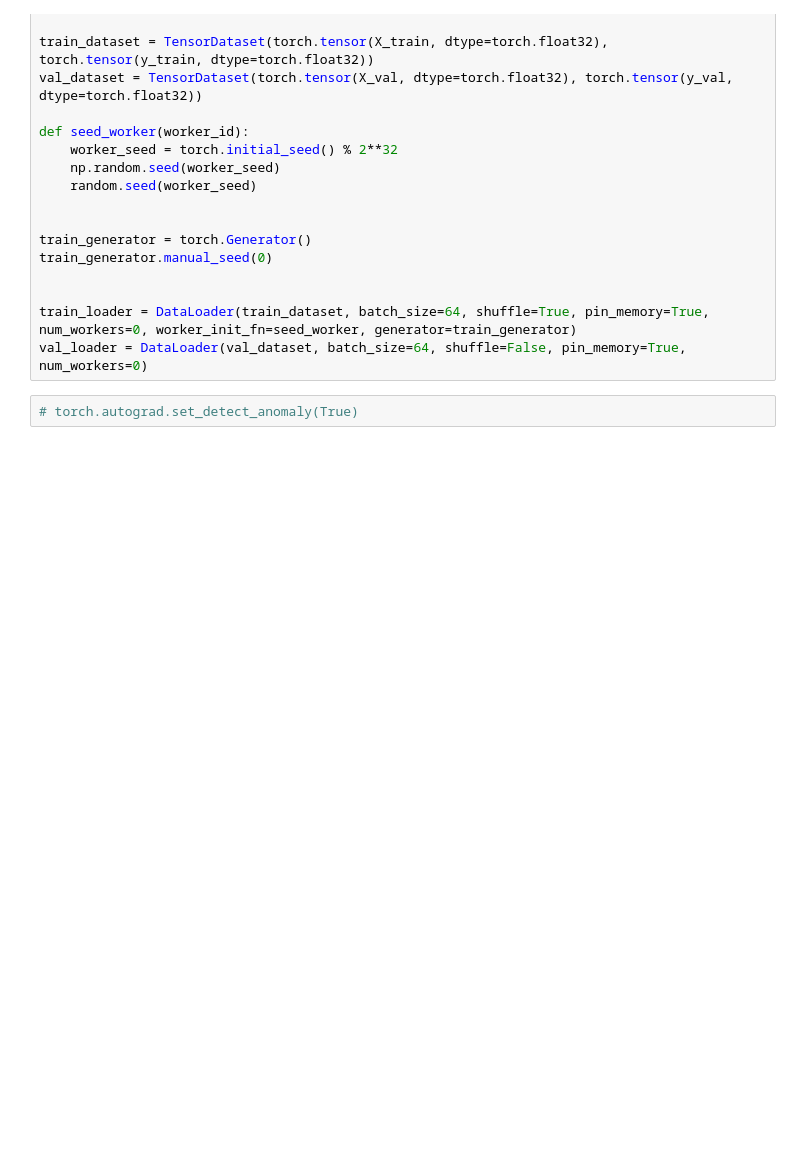
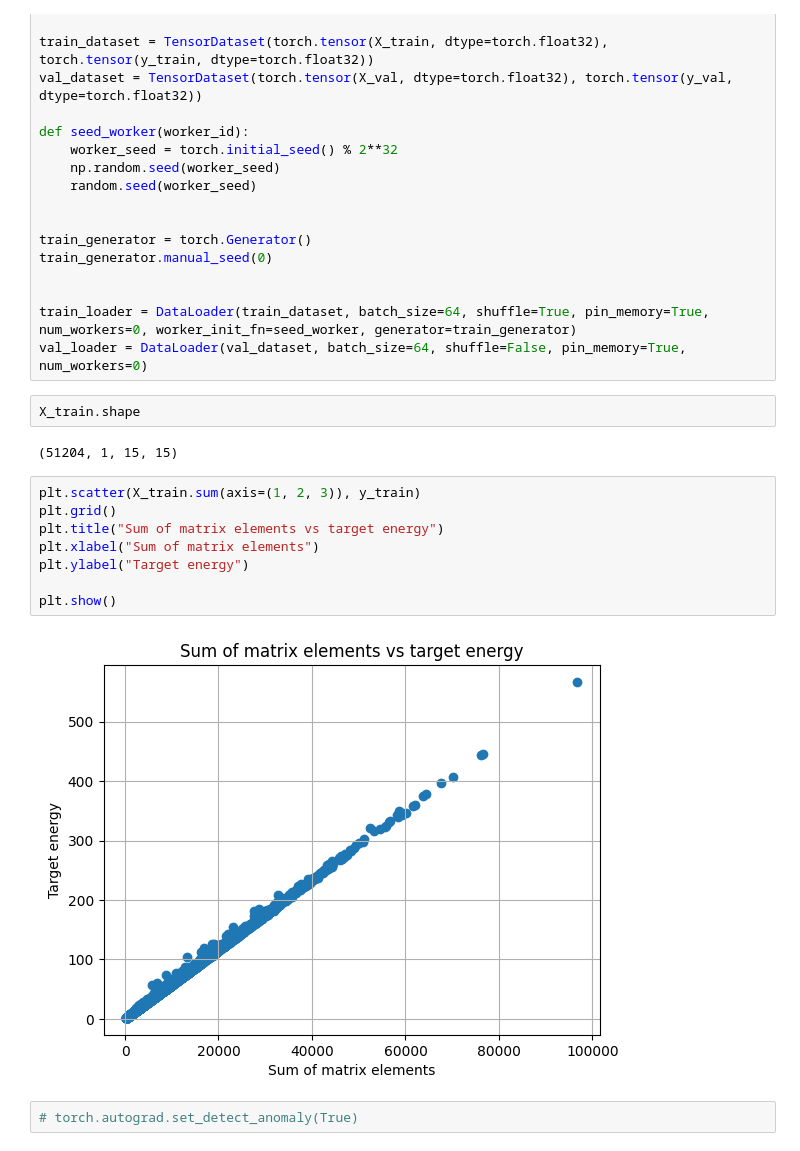
Before and after one commit to dxtvzw/ecal-optimization, a Jupyter notebook: src/experiments.ipynb, the cells around one changed output. Cells and saved outputs as stored; diff of their text form; blank space fills up the shorter version.

```diff
--- a/src/experiments.ipynb
+++ b/src/experiments.ipynb
@@ -75,6 +77,20 @@ train_generator.manual_seed(0)
 
 train_loader = DataLoader(train_dataset, batch_size=64, shuffle=True, pin_memory=True, num_workers=0, worker_init_fn=seed_worker, generator=train_generator)
 val_loader = DataLoader(val_dataset, batch_size=64, shuffle=False, pin_memory=True, num_workers=0)
+# %%
+X_train.shape
+# %% [output]
+(51204, 1, 15, 15)
+# %%
+plt.scatter(X_train.sum(axis=(1, 2, 3)), y_train)
+plt.grid()
+plt.title("Sum of matrix elements vs target energy")
+plt.xlabel("Sum of matrix elements")
+plt.ylabel("Target energy")
+
+plt.show()
+# %% [output]
+[figure, added]
 # %%
 # torch.autograd.set_detect_anomaly(True)
 # %%
```
Also changed, not shown: parts of 9 cells of this notebook, 15 other files.
